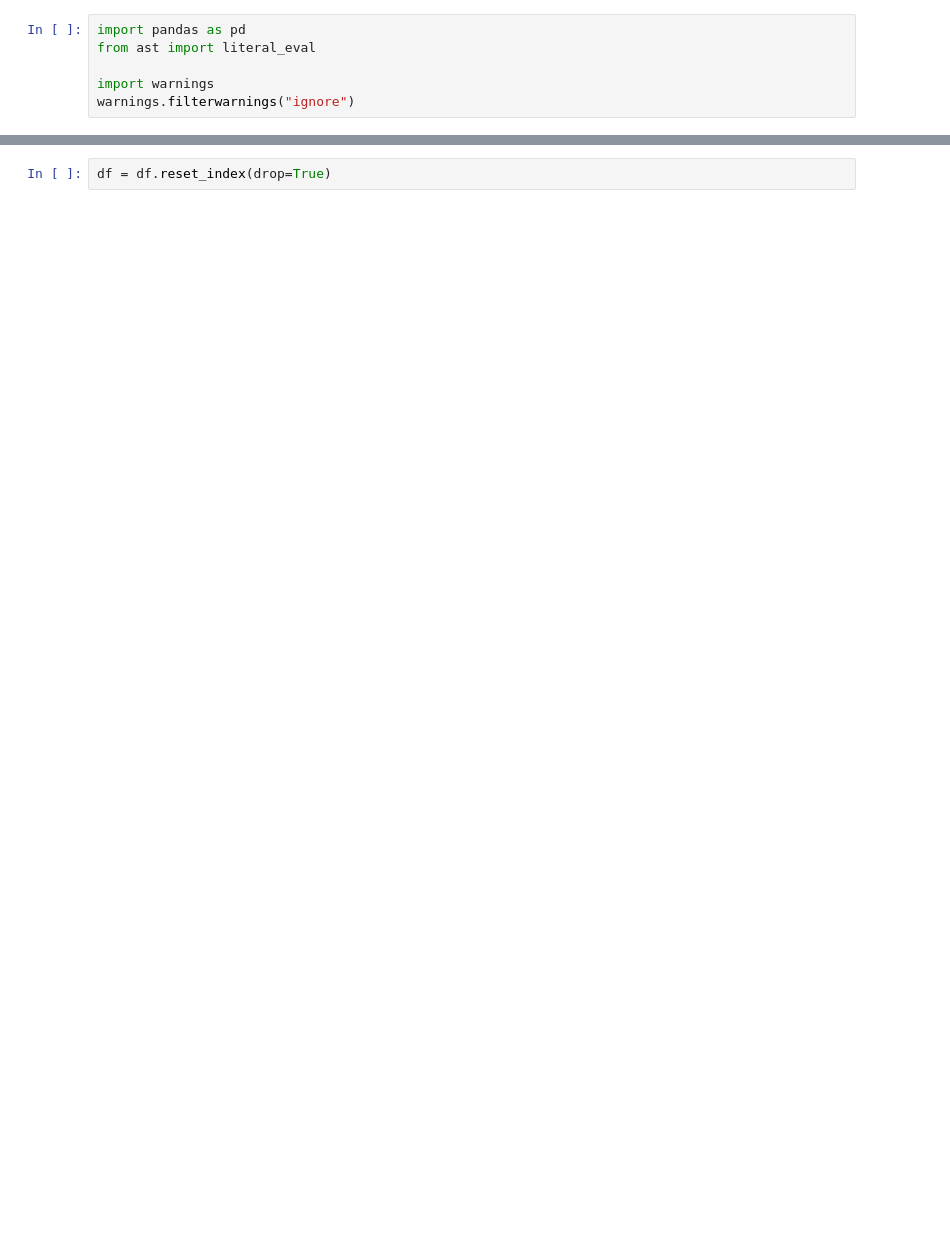
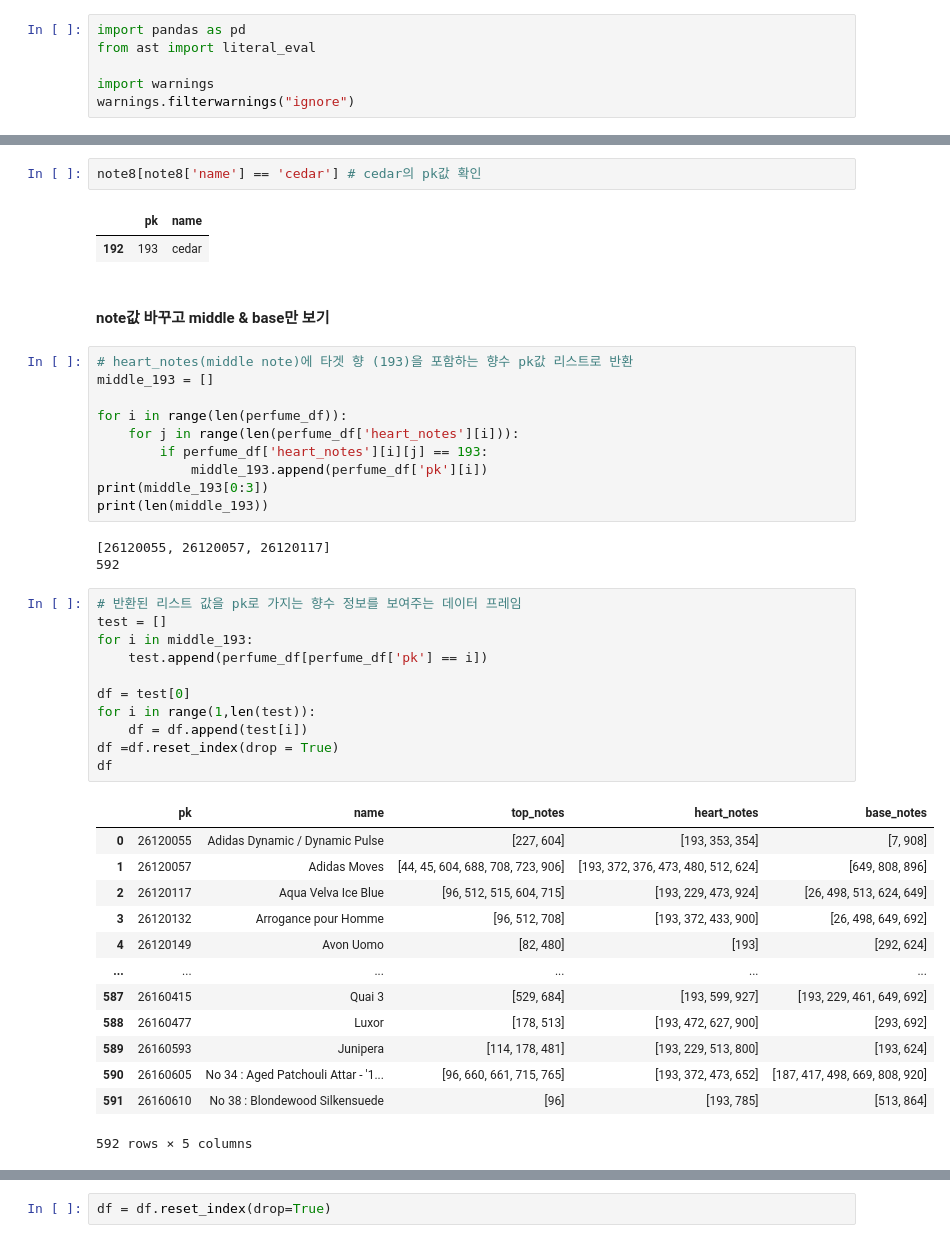
Before and after one commit to Heewon-K/Project-perfume-rec, a Jupyter notebook: code/cat8_results.ipynb, the cells around one changed output, grey strips where cells are left out. Cells and saved outputs as stored; diff of their text form; blank space fills up the shorter version.

Commit message:
카테고리 8의 cedar를 타겟으로 하는 향수 top 3구하기 - 코드 마무리 및 정리

```diff
--- a/code/cat8_results.ipynb
+++ b/code/cat8_results.ipynb
@@ -53,0 +152,45 @@ top_notes에 cat8이 있는지 ==> sandalwood값이 있는지로 바꿔야함
+# %%
+note8[note8['name'] == 'cedar'] # cedar의 pk값 확인
+# %% [output]
+|  | pk | name |
+| 192 | 193 | cedar |
+# %% [markdown]
+#### note값 바꾸고 middle & base만 보기
+# %%
+# heart_notes(middle note)에 타겟 향 (193)을 포함하는 향수 pk값 리스트로 반환
+middle_193 = []
+
+for i in range(len(perfume_df)):
+    for j in range(len(perfume_df['heart_notes'][i])):
+        if perfume_df['heart_notes'][i][j] == 193:
+            middle_193.append(perfume_df['pk'][i])
+print(middle_193[0:3])
+print(len(middle_193))
+# %% [output]
+[26120055, 26120057, 26120117]
+592
+# %%
+# 반환된 리스트 값을 pk로 가지는 향수 정보를 보여주는 데이터 프레임
+test = []
+for i in middle_193:
+    test.append(perfume_df[perfume_df['pk'] == i])
+
+df = test[0]
+for i in range(1,len(test)):
+    df = df.append(test[i])
+df =df.reset_index(drop = True)
+df
+# %% [output]
+|  | pk | name | top_notes | heart_notes | base_notes |
+| 0 | 26120055 | Adidas Dynamic / Dynamic Pulse | [227, 604] | [193, 353, 354] | [7, 908] |
+| 1 | 26120057 | Adidas Moves | [44, 45, 604, 688, 708, 723, 906] | [193, 372, 376, 473, 480, 512, 624] | [649, 808, 896] |
+| 2 | 26120117 | Aqua Velva Ice Blue | [96, 512, 515, 604, 715] | [193, 229, 473, 924] | [26, 498, 513, 624, 649] |
+| 3 | 26120132 | Arrogance pour Homme | [96, 512, 708] | [193, 372, 433, 900] | [26, 498, 649, 692] |
+| 4 | 26120149 | Avon Uomo | [82, 480] | [193] | [292, 624] |
+| ... | ... | ... | ... | ... | ... |
+| 587 | 26160415 | Quai 3 | [529, 684] | [193, 599, 927] | [193, 229, 461, 649, 692] |
+| 588 | 26160477 | Luxor | [178, 513] | [193, 472, 627, 900] | [293, 692] |
+| 589 | 26160593 | Junipera | [114, 178, 481] | [193, 229, 513, 800] | [193, 624] |
+| 590 | 26160605 | No 34 : Aged Patchouli Attar - '1... | [96, 660, 661, 715, 765] | [193, 372, 473, 652] | [187, 417, 498, 669, 808, 920] |
+| 591 | 26160610 | No 38 : Blondewood Silkensuede | [96] | [193, 785] | [513, 864] |
+592 rows × 5 columns
```
Also changed, not shown: parts of 42 cells of this notebook.
